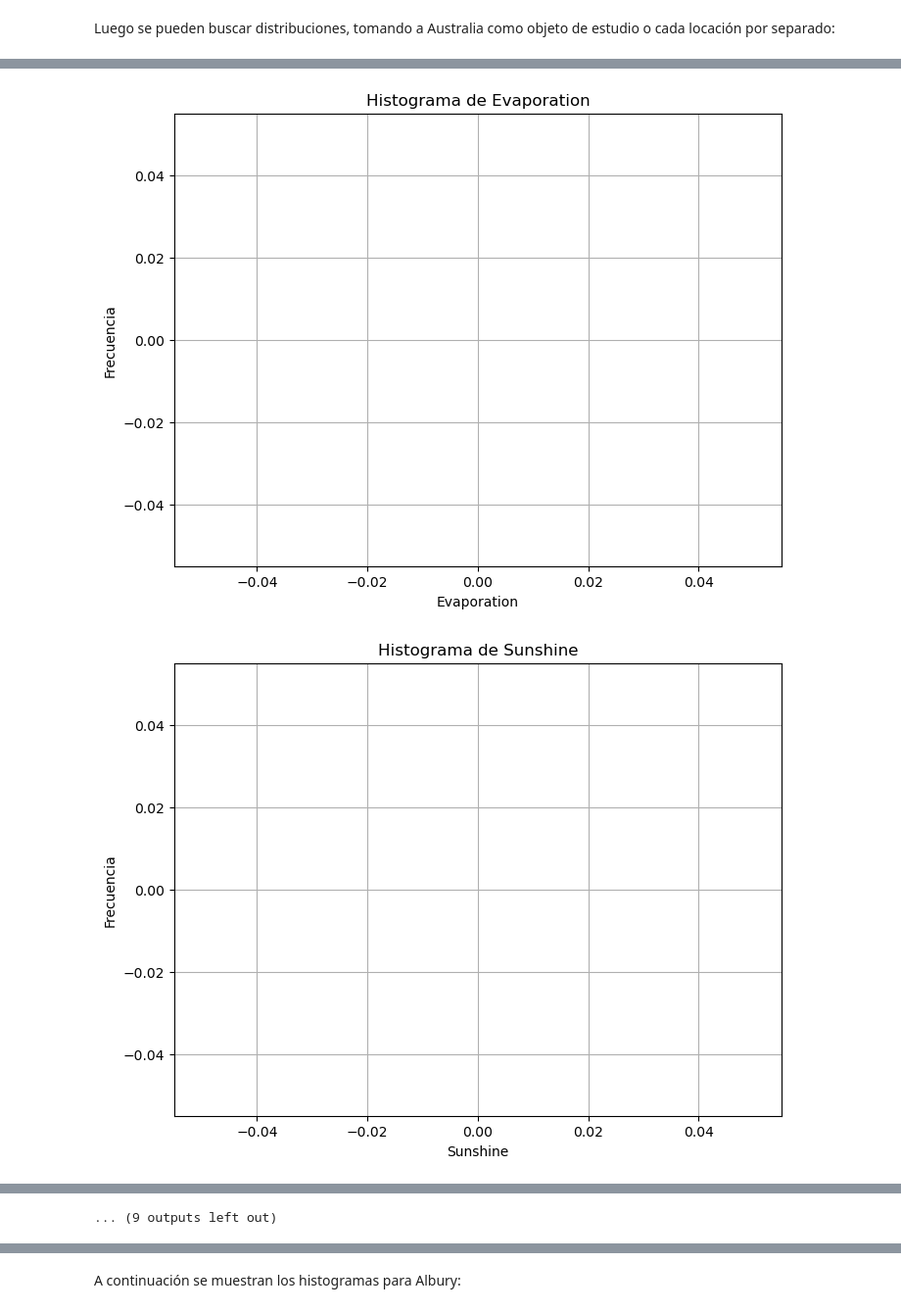
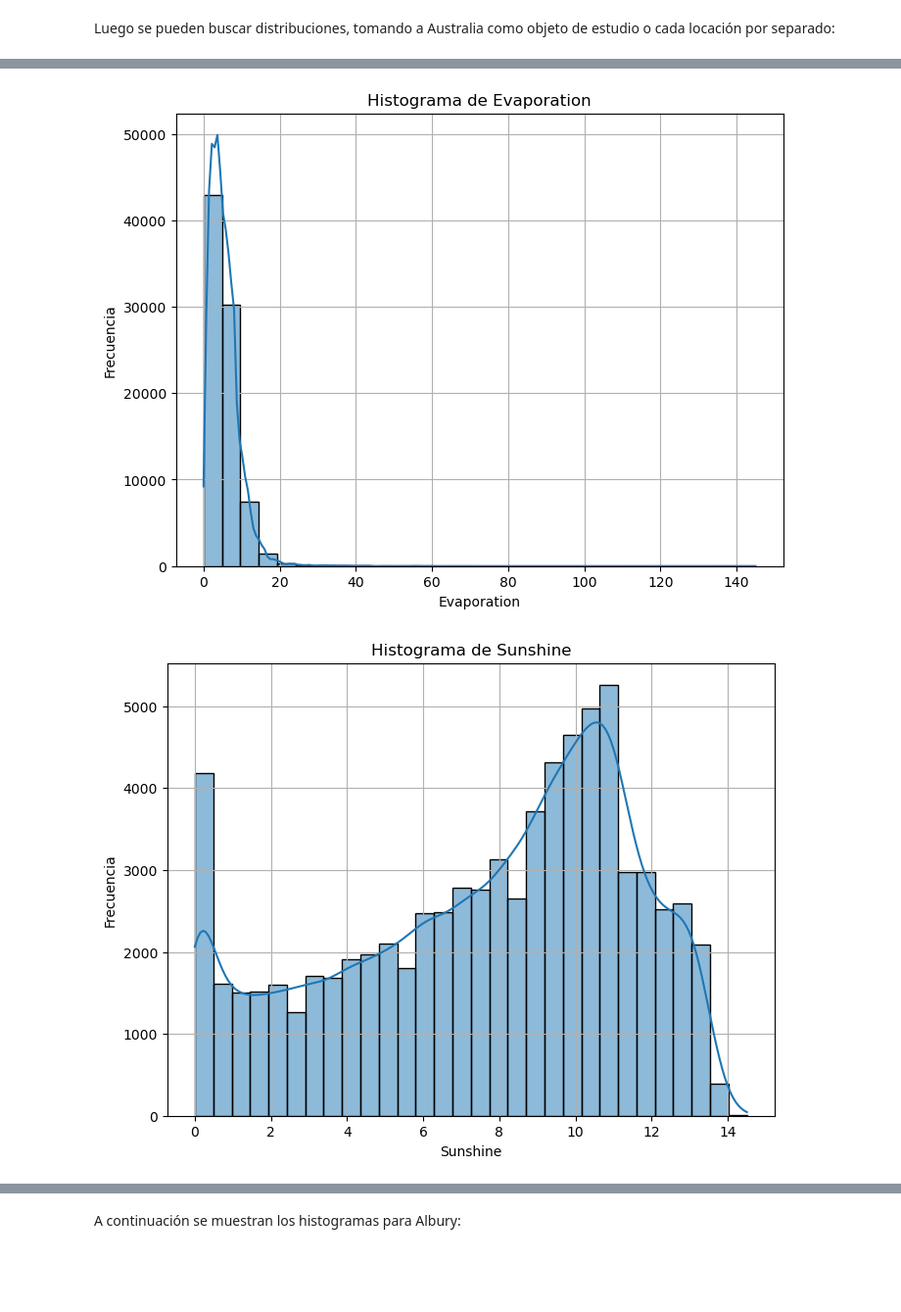
Before and after one commit to gx-ceia-tps/TP_AdD, a Jupyter notebook: TP_AdD.ipynb, the cells around one changed output, grey strips where cells are left out. Shown at 98% size. Cells and saved outputs as stored; diff of their text form; code cells hidden in the pictures; blank space fills up the shorter version.

```diff
--- a/TP_AdD.ipynb
+++ b/TP_AdD.ipynb
@@ -293,20 +281,40 @@ for location in locations_to_plot:
 [figure]
 # %% [markdown]
 Luego se pueden buscar distribuciones, tomando a Australia como objeto de estudio o cada locación por separado:
+# %%
+# Seleccionar las columnas numéricas relevantes para generar histogramas
+columns_to_plot_histogram = [
+    'MinTemp',          # Temperatura mínima
+    'MaxTemp',          # Temperatura máxima
+    'Rainfall',         # Precipitación
+    'Evaporation',      # Evaporación
+    'Sunshine',         # Horas de sol
+    'WindGustSpeed',    # Velocidad máxima del viento
+    'WindSpeed9am',     # Velocidad del viento a las 9AM
+    'WindSpeed3pm',     # Velocidad del viento a las 3PM
+    'Humidity9am',      # Humedad a las 9AM
+    'Humidity3pm',      # Humedad a las 3PM
+    'Pressure9am',      # Presión a las 9AM
+    'Pressure3pm',      # Presión a las 3PM
+    'Temp9am',          # Temperatura a las 9AM
+    'Temp3pm'           # Temperatura a las 3PM
+]
 # %%
-# Ejemplo de histograma para cada feature
-for column in df.columns:
+for column in columns_to_plot_histogram:
+    plt.figure(figsize=(8, 6))
 
-    # Se saca Date y Location porque no tienen sentido
-    if column == 'Date' or column == 'Location':
-        continue
+    if column in df.columns:
+        data = df[column].dropna()
 
-    plt.figure(figsize=(8, 6))
-    sns.histplot(location_df[column].dropna(), bins=30, kde=True)  # kde=True para mostrar la curva de densidad
-
-    plt.title(f'Histograma de {column}')
-    plt.xlabel(column)
-    plt.ylabel('Frecuencia')
-    plt.grid(True)
-    plt.show()
+        if not data.empty:
+            sns.histplot(data, bins=30, kde=True)  # kde=True para añadir la curva de densidad
+            plt.title(f'Histograma de {column}')
+            plt.xlabel(column)
+            plt.ylabel('Frecuencia')
+            plt.grid(True)
+            plt.show()
+        else:
+            print(f"La columna {column} no tiene datos válidos para graficar.")
+    else:
+        print(f"La columna {column} no está presente en el DataFrame.")
 # %% [output]
@@ -316,2 +324,2 @@ for column in df.columns:
-[figure, old version]
+[figure, new version]
-[figure, old version]
+[figure, new version]
@@ -325 +332,0 @@ for column in df.columns:
-... (9 outputs left out)
```
Also changed, not shown: parts of 8 cells of this notebook.
